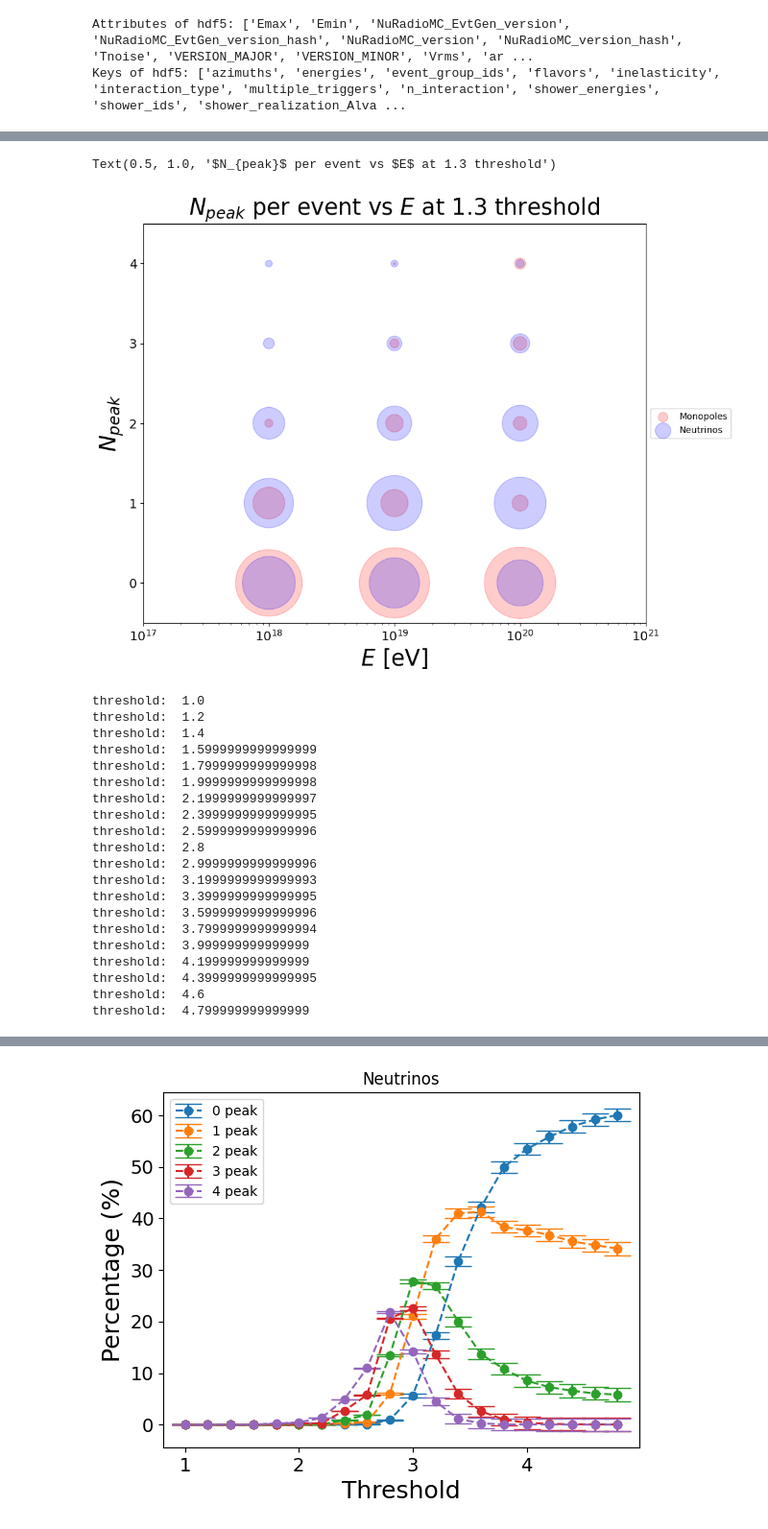
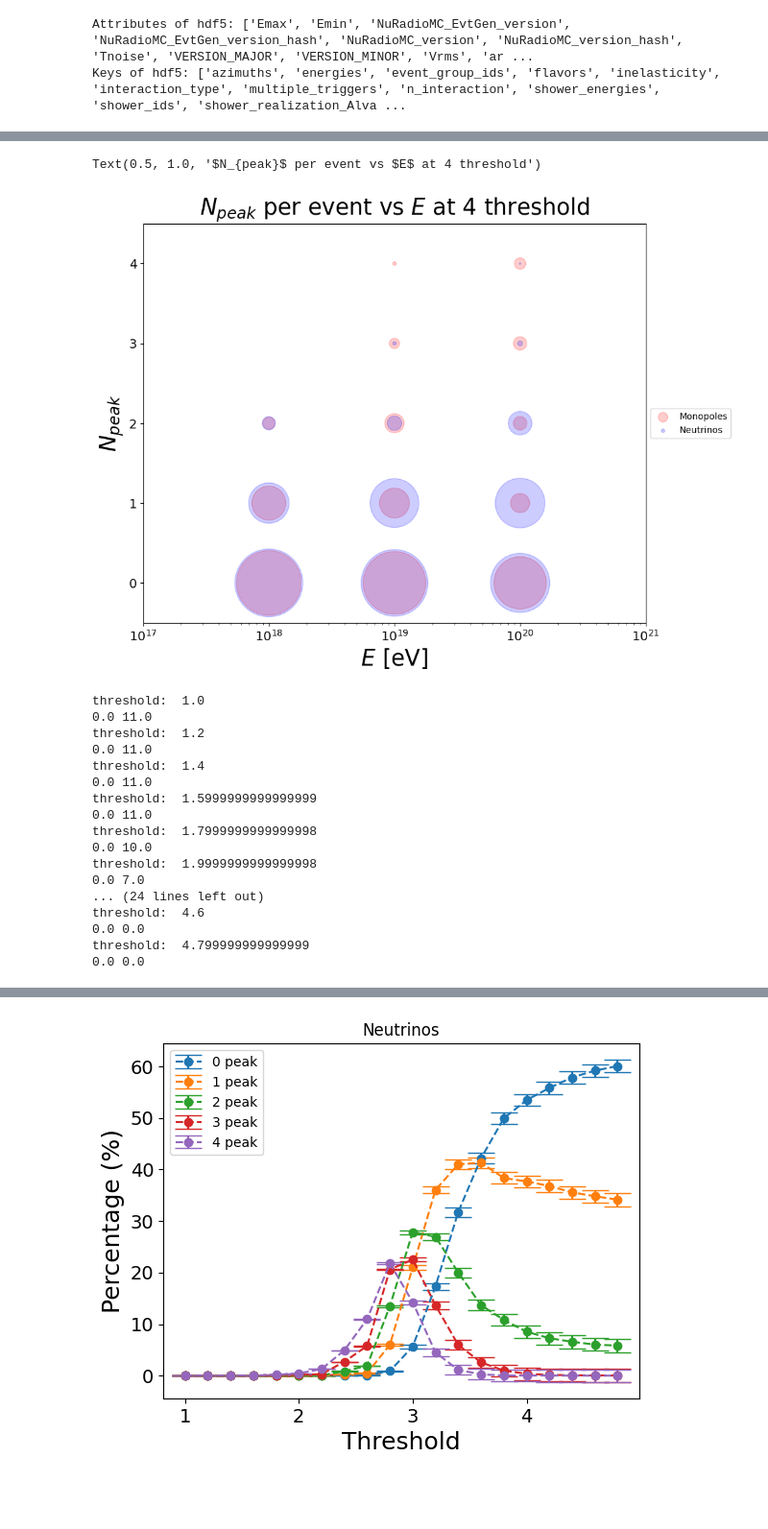
Before and after one commit to Teikiet/Monopoles_TK, a Jupyter notebook: Analyzing/Test2.ipynb, the cells around one changed output, grey strips where cells are left out. Shown at 96% size. Saved outputs shown, nothing was run; the diff lists cells and outputs as text; code cells hidden in the pictures; blank space fills up the shorter version.

Commit message:
fix the count peak function

```diff
--- a/Analyzing/Test2.ipynb
+++ b/Analyzing/Test2.ipynb
@@ -45,7 +45,7 @@ PATH = "/home/teikiet/Data/"
 S_ID = [100,2, 3, 4, 5] #station ID
 C_ID = list(range(0,16)) #channel ID
 ##########################################################################
-threshold = 1.3 #threshold
+threshold = 5 #threshold
 bin_size = 11 #bin size aka time interval x0.625 ns
 sample_size = 800 #the time interval for peak detection x0.625ns
 E = 18 #energy
@@ -61,10 +61,6 @@ path1 = PATH + f'sims_monopoles_ara2_n1.000e03_4_18to20/Hdf5/1.000e{E}'
 path2 = PATH + f'sims_neutrinos_ara2_n1.000e03_4_18to21/Hdf5/sim_1.000e{E}.hdf5'
 get_attr_data(path2)
 ##########################################################################
-#Save data to csv file:
-data1 = f'Peak_data/Data_monopoles_ara2_n1.000e04_1e{E}.csv'
-data2 = f'Peak_data/Data_neutrinos_ara2_n1.000e03_1e{E}.csv'
-##########################################################################
 # %% [output]
 Attributes of hdf5: ['Emax', 'Emin', 'NuRadioMC_EvtGen_version', 'NuRadioMC_EvtGen_version_hash', 'NuRadioMC_version', 'NuRadioMC_version_hash', 'Tnoise', 'VERSION_MAJOR', 'VERSION_MINOR', 'Vrms', 'ar ...
 Keys of hdf5: ['azimuths', 'energies', 'event_group_ids', 'flavors', 'inelasticity', 'interaction_type', 'multiple_triggers', 'n_interaction', 'shower_energies', 'shower_ids', 'shower_realization_Alva ...
@@ -72,8 +68,8 @@ Keys of hdf5: ['azimuths', 'energies', 'event_group_ids', 'flavors', 'inelastici
 E = [18, 19, 20]
 #MM = np.array([4, 8, 14]) #1e3
 Neu = np.array([11, 27, 96]) #1e3
-MM= np.array([67, 34, 186]) #1e4
-threshold = 1.3
+MM= np.array([67, 98, 196]) #1e4
+threshold = 4
 p1 = []
 p2 = []
 
@@ -82,12 +78,12 @@ e2 = []
 
 n = 0
 for i in E:
-    data1 = f'Peak_data/Data_monopoles_ara2_n1.000e04_1e{i}.csv'
-    data2 = f'Peak_data/Data_neutrinos_ara2_n1.000e03_1e{i}.csv'
+    data1 = PATH + f'Peak_data/Data_monopoles_ara2_n1.000e04_1e{i}.csv'
+    data2 = PATH + f'Peak_data/Data_neutrinos_ara2_n1.000e03_1e{i}.csv'
 
     blockPrint()
-    V_peak1, T_peak1, PEAK1, NOISE1 = count_peak(data1, S_ID, C_ID, bin_size, threshold, sample_size)
-    V_peak2, T_peak2, PEAK2, NOISE2 = count_peak(data2, S_ID, C_ID, bin_size, threshold, sample_size)
+    V_peak1, T_peak1, PEAK1, NOISE1, _ = count_peak(data1, S_ID, C_ID, bin_size, threshold, sample_size)
+    V_peak2, T_peak2, PEAK2, NOISE2, _ = count_peak(data2, S_ID, C_ID, bin_size, threshold, sample_size)
     h1 = np.histogram(PEAK1, bins=int(max(PEAK1)-min(PEAK1))+1, range=(min(PEAK1)-0.5, max(PEAK1)+0.5))
     h2 = np.histogram(PEAK2, bins=int(max(PEAK2)-min(PEAK2))+1, range=(min(PEAK2)-0.5, max(PEAK2)+0.5))
     enablePrint()
@@ -114,3 +110,6 @@ for i in E:
     e2.append(e2_i)
 
     n += 1
+
+p1 = np.array(p1)
+p2 = np.array(p2)
@@ -134,37 +118,41 @@ p2 = np.array(p2)
 P1 = p1 * 200
 P2 = p2 * 200
 # %%
+#Ploting graph
 e = np.array([1e18, 1e19, 1e20])
 e1 = e-10000
 e2 = e+10000
 plt.figure(figsize=(10, 8))
 plt.scatter(e1, [0, 0, 0], s = P1[:,0], color = "red", alpha=0.2)
 plt.scatter(e1, [1, 1, 1], s = P1[:,1],  color = "red", alpha=0.2)
 plt.scatter(e1, [2, 2, 2], s = P1[:,2],  color = "red", alpha=0.2)
 plt.scatter(e1, [3, 3, 3], s = P1[:,3],  color = "red", alpha=0.2, label=f'Monopoles')
 plt.scatter(e1, [4, 4, 4], s = P1[:,4],  color = "red", alpha=0.2)
 plt.scatter(e1, [5, 5, 5], s = P1[:,5],  color = "red", alpha=0.2)
-plt.scatter(e2, [6, 6, 6], s = P2[:,6], color = "blue", alpha=0.2)
+plt.scatter(e1, [6, 6, 6], s = P2[:,6], color = "red", alpha=0.2)
+plt.scatter(e1, [7, 7, 7], s = P2[:,7],  color = "red", alpha=0.2)
 
 
 plt.scatter(e2, [0, 0, 0], s = P2[:,0], color = "blue", alpha=0.2)
 plt.scatter(e2, [1, 1, 1], s = P2[:,1],  color = "blue", alpha=0.2)
 plt.scatter(e2, [2, 2, 2], s = P2[:,2],  color = "blue", alpha=0.2)
 plt.scatter(e2, [3, 3, 3], s = P2[:,3],  color = "blue", alpha=0.2, label=f'Neutrinos')
 plt.scatter(e2, [4, 4, 4], s = P2[:,4],  color = "blue", alpha=0.2)
 plt.scatter(e2, [5, 5, 5], s = P2[:,5],  color = "blue", alpha=0.2)
+plt.scatter(e2, [6, 6, 6], s = P1[:,6], color = "blue", alpha=0.2)
+plt.scatter(e2, [7, 7, 7], s = P1[:,7],  color = "blue", alpha=0.2)
 
 #plt.yscale('log')
 plt.xscale('log')
 plt.ylim(-0.5, 4.5)
 plt.xlim(1e17, 1e21)
 plt.legend(loc='center left', bbox_to_anchor=(1, 0.5))
 plt.xlabel(r'$E$ [eV]', fontsize=25)
 plt.ylabel(r'$N_{peak}$', fontsize=25)
 plt.title(r'$N_{peak}$ per event vs $E$ at '+ f'{threshold} threshold', fontsize=25)
 # %% [output]
-Text(0.5, 1.0, '$N_{peak}$ per event vs $E$ at 1.3 threshold')
+Text(0.5, 1.0, '$N_{peak}$ per event vs $E$ at 4 threshold')
-[figure, old version]
+[figure, new version]
 # %%
 #make plot with varying dot size:
 plt.figure(figsize=(10,10))
@@ -191,8 +179,8 @@ for i in Threshold:
     data1 = PATH + f'Peak_data/Data_monopoles_ara2_n1.000e04_1e{E}.csv'
     data2 = PATH + f'Peak_data/Data_neutrinos_ara2_n1.000e03_1e{E}.csv'
     ######################################################################
-    V_peak1, T_peak1, PEAK1, NOISE1 = count_peak(data1, S_ID, C_ID, bin_size, i, sample_size)
-    V_peak2, T_peak2, PEAK2, NOISE2 = count_peak(data2, S_ID, C_ID, bin_size, i, sample_size)
+    V_peak1, T_peak1, PEAK1, NOISE1, d_T_peak1 = count_peak(data1, S_ID, C_ID, bin_size, i, sample_size)
+    V_peak2, T_peak2, PEAK2, NOISE2, d_T_peak2 = count_peak(data2, S_ID, C_ID, bin_size, i, sample_size)
     ######################################################################
     h1 = np.histogram(PEAK1, bins=int(max(PEAK1)-min(PEAK1))+1, range=(min(PEAK1)-0.5, max(PEAK1)+0.5))
     h2 = np.histogram(PEAK2, bins=int(max(PEAK2)-min(PEAK2))+1, range=(min(PEAK2)-0.5, max(PEAK2)+0.5))
@@ -217,6 +205,7 @@ for i in Threshold:
     p2.append(list(r2))
     e1.append(list(err1))
     e2.append(list(err2))
+    print(min(PEAK1), min(PEAK2))
     ######################################################################
 #Convert to percentage:
 p1 = np.array(p1)*100
@@ -226,25 +215,22 @@ e1 = np.array(e1)*100
 e2 = np.array(e2)*100
 # %% [output]
 threshold:  1.0
+0.0 11.0
 threshold:  1.2
+0.0 11.0
 threshold:  1.4
+0.0 11.0
 threshold:  1.5999999999999999
+0.0 11.0
 threshold:  1.7999999999999998
+0.0 10.0
 threshold:  1.9999999999999998
-threshold:  2.1999999999999997
-threshold:  2.3999999999999995
-threshold:  2.5999999999999996
-threshold:  2.8
-threshold:  2.9999999999999996
-threshold:  3.1999999999999993
-threshold:  3.3999999999999995
-threshold:  3.5999999999999996
-threshold:  3.7999999999999994
-threshold:  3.999999999999999
-threshold:  4.199999999999999
-threshold:  4.3999999999999995
+0.0 7.0
+... (24 lines left out)
 threshold:  4.6
+0.0 0.0
 threshold:  4.799999999999999
+0.0 0.0
 # %%
 plt.errorbar(Threshold, p1[:,0], yerr=e1[:,0], fmt='o--', capsize= 10, label="0 peak")
 plt.errorbar(Threshold, p1[:,1], yerr=e1[:,0], fmt='o--', capsize= 10, label="1 peak")
```
Also changed, not shown: parts of 5 cells of this notebook, 2 other files.
